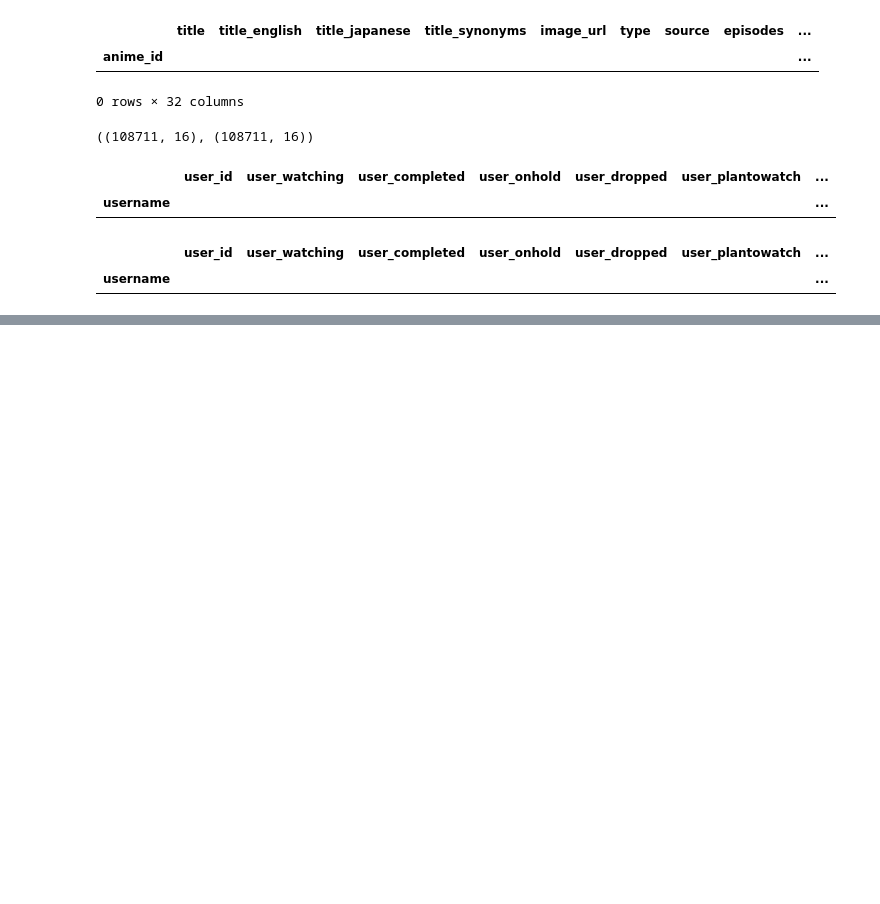
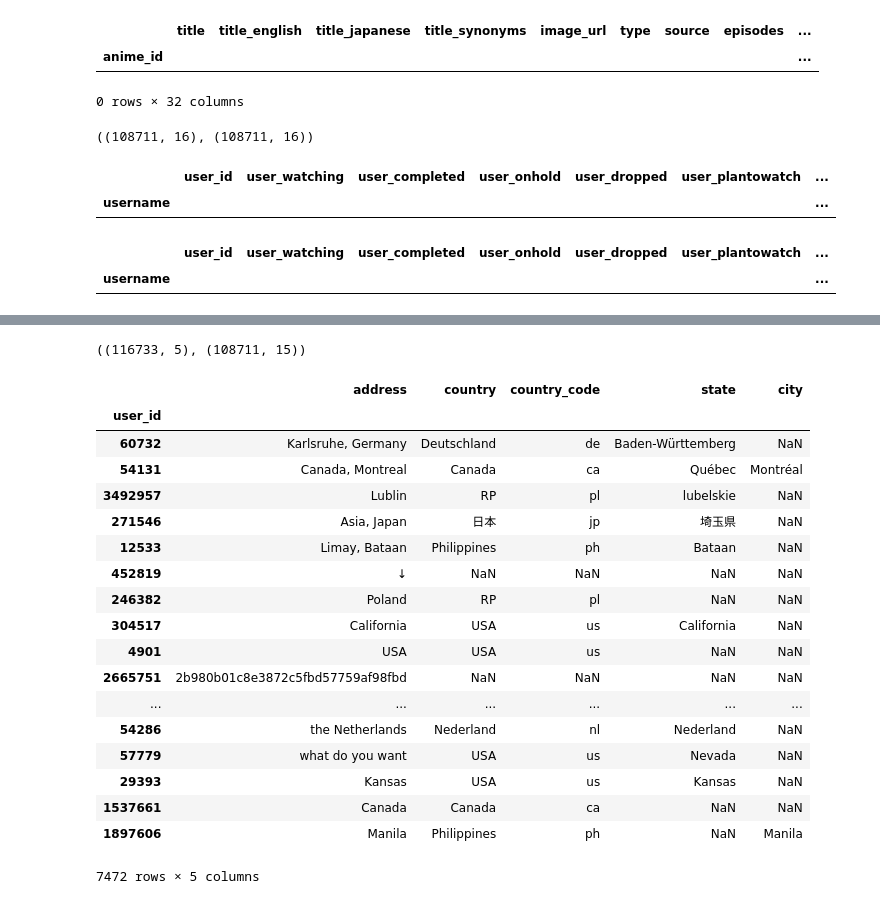
Before and after one commit to racinmat/mal-analysis, a Jupyter notebook: basic_cleanup_animes_and_users.ipynb, the cells around one changed output, grey strips where cells are left out. Cells and saved outputs as stored; diff of their text form; code cells hidden in the pictures; blank space fills up the shorter version.

```diff
--- a/basic_cleanup_animes_and_users.ipynb
+++ b/basic_cleanup_animes_and_users.ipynb
@@ -944,0 +947,2 @@ users_2.loc[~users_2.index.isin(users_1.index)]
+# %%
+users_locs = pd.read_csv('clean-locations.csv', na_values=user_na_values, keep_default_na=False, index_col=0)
@@ -944,0 +978,31 @@ users_2.loc[~users_2.index.isin(users_1.index)]
+# %%
+users_locs = users_locs.set_index('user_id')
+# %%
+users = users.set_index('user_id')
+# %%
+users_locs.shape, users.shape
+# %% [output]
+((116733, 5), (108711, 15))
+# %%
+# checking that all users in my filtered data have some location
+users_locs.loc[~users_locs.index.isin(users.index)]
+# %% [output]
+|  | address | country | country_code | state | city |
+| user_id |  |  |  |  |  |
+| 60732 | Karlsruhe, Germany | Deutschland | de | Baden-Württemberg | NaN |
+| 54131 | Canada, Montreal | Canada | ca | Québec | Montréal |
+| 3492957 | Lublin | RP | pl | lubelskie | NaN |
+| 271546 | Asia, Japan | 日本 | jp | 埼玉県 | NaN |
+| 12533 | Limay, Bataan | Philippines | ph | Bataan | NaN |
+| 452819 | ↓ | NaN | NaN | NaN | NaN |
+| 246382 | Poland | RP | pl | NaN | NaN |
+| 304517 | California | USA | us | California | NaN |
+| 4901 | USA | USA | us | NaN | NaN |
+| 2665751 | 2b980b01c8e3872c5fbd57759af98fbd | NaN | NaN | NaN | NaN |
+| ... | ... | ... | ... | ... | ... |
+| 54286 | the Netherlands | Nederland | nl | Nederland | NaN |
+| 57779 | what do you want | USA | us | Nevada | NaN |
+| 29393 | Kansas | USA | us | Kansas | NaN |
+| 1537661 | Canada | Canada | ca | NaN | NaN |
+| 1897606 | Manila | Philippines | ph | NaN | Manila |
+7472 rows × 5 columns
```
Also changed, not shown: parts of 7 cells of this notebook, 47 other files.
